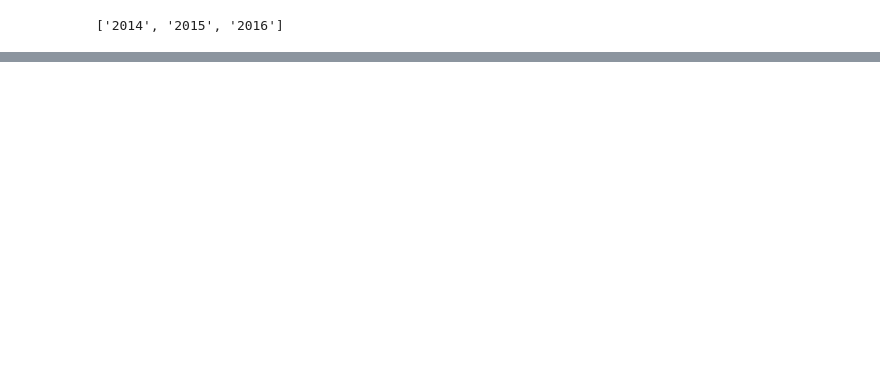
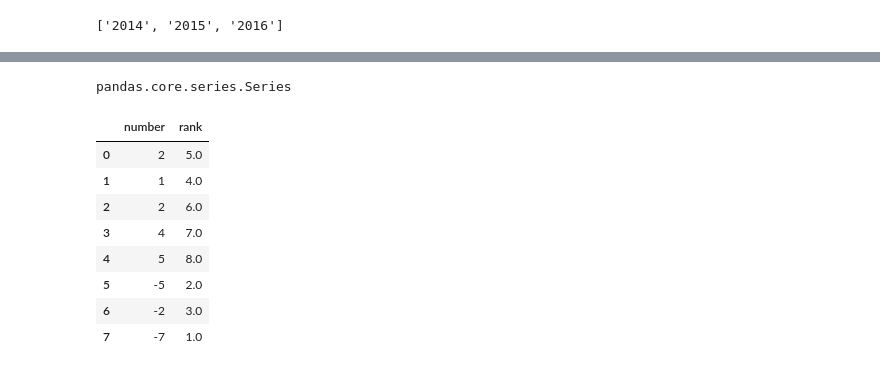
Before and after one commit to rex0422/python, a Jupyter notebook: Numpy_Pandas_Basics.ipynb, the cells around one changed output, grey strips where cells are left out. Cells and saved outputs as stored; diff of their text form; code cells hidden in the pictures; blank space fills up the shorter version.

```diff
--- a/Numpy_Pandas_Basics.ipynb
+++ b/Numpy_Pandas_Basics.ipynb
@@ -244,0 +315,2 @@ Name: 2016, dtype: float64
+# %%
+sample = pd.Series([2,1,2,4,5,-5,-2,-7])
@@ -244,0 +329,24 @@ Name: 2016, dtype: float64
+# %%
+sample_rank = sample.rank(method="first")
+# sample_rank.reindex(["place","rank"])
+# %%
+# as a tie-breaker for .5 values in the previous output!
+type(sample)
+# %% [output]
+pandas.core.series.Series
+# %%
+sample = pd.DataFrame({
+    "number": sample,
+    "rank": sample_rank},
+    )
+sample
+# %% [output]
+|  | number | rank |
+| 0 | 2 | 5.0 |
+| 1 | 1 | 4.0 |
+| 2 | 2 | 6.0 |
+| 3 | 4 | 7.0 |
+| 4 | 5 | 8.0 |
+| 5 | -5 | 2.0 |
+| 6 | -2 | 3.0 |
+| 7 | -7 | 1.0 |
```
Also changed, not shown: parts of 51 cells of this notebook.
